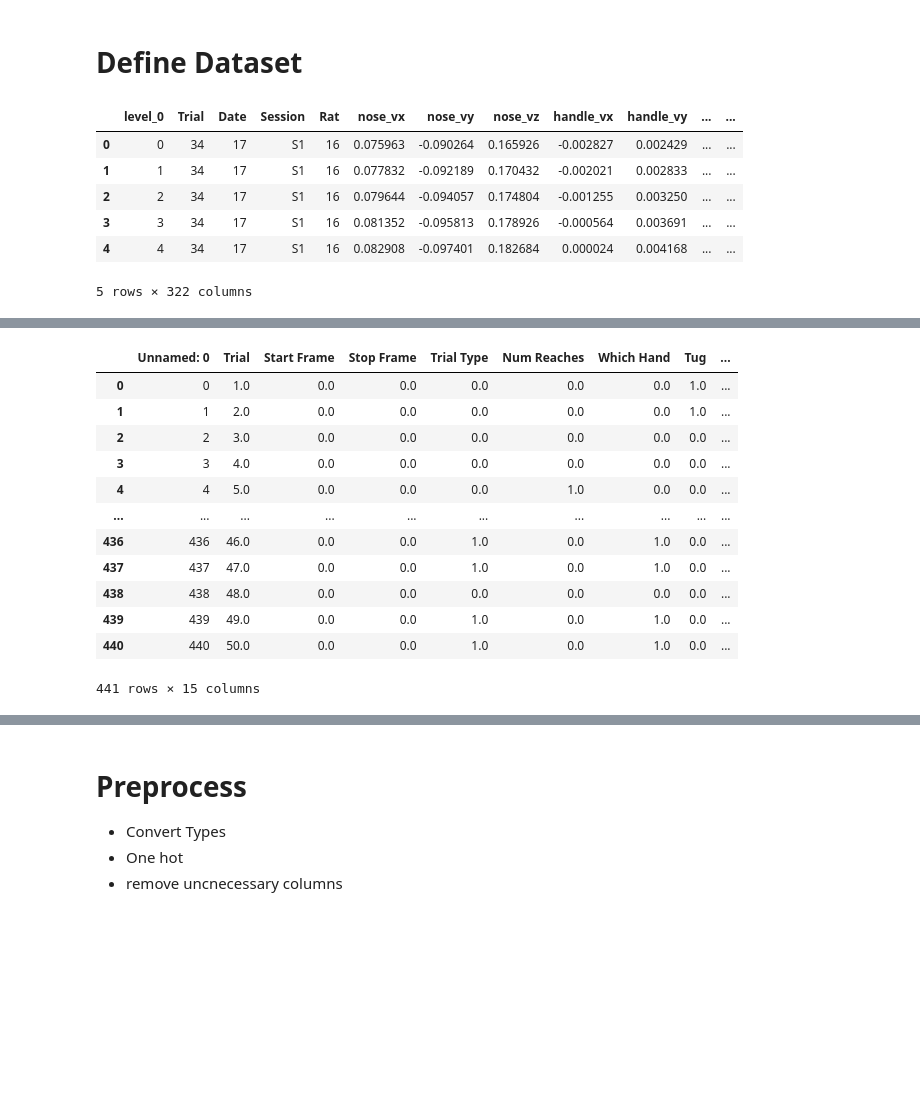
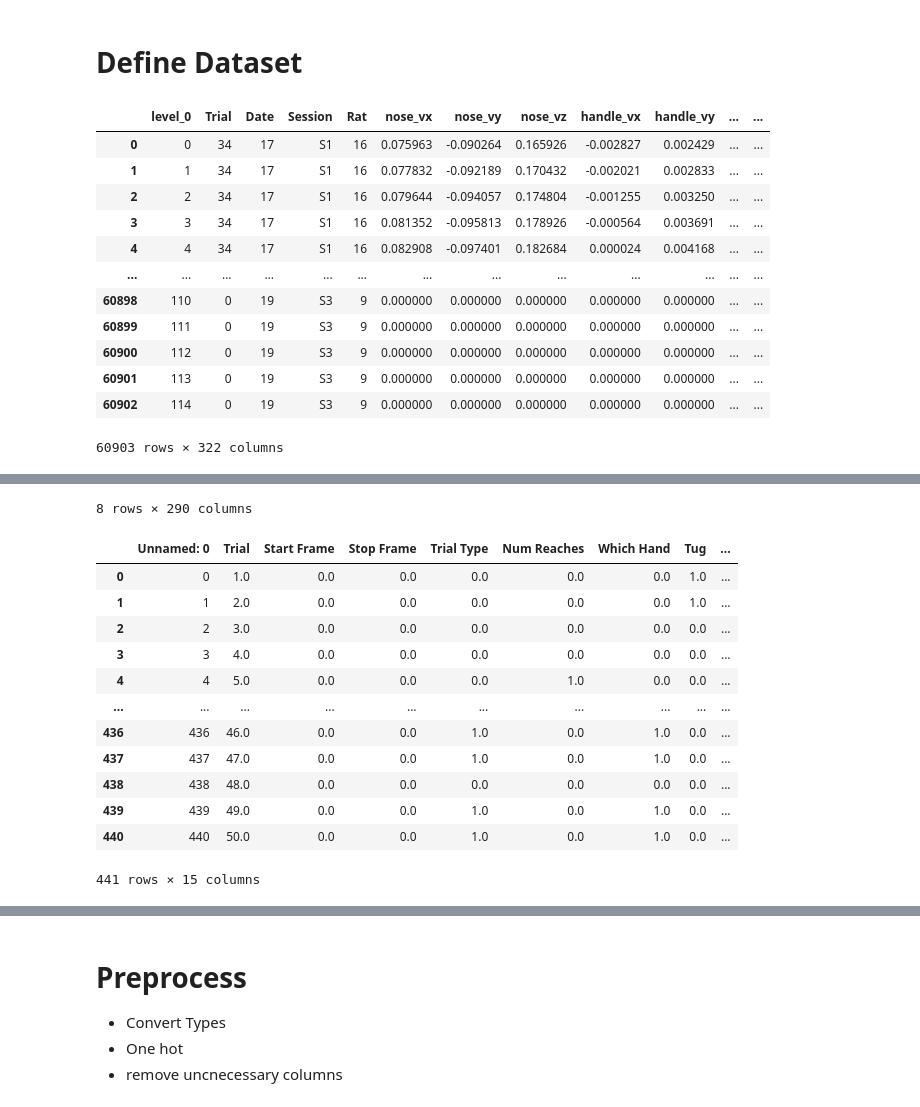
Before and after one commit to Taiyounomiya/ReachClassifier, a Jupyter notebook: notebooks/EDA_SampleReaches3.ipynb, the cells around one changed output, grey strips where cells are left out. Saved outputs shown, nothing was run; the diff lists cells and outputs as text; code cells hidden in the pictures; blank space fills up the shorter version.

```diff
--- a/notebooks/EDA_SampleReaches3.ipynb
+++ b/notebooks/EDA_SampleReaches3.ipynb
@@ -35,13 +34,27 @@ else:
 # %%
 # PC's come from line 59 of ReachLoader (get_principal_components)
 df = pd.DataFrame(data)
 df = df.reset_index()
-df.head()
+display(df)
+
+# Summary Statistics for our dataframe
+describe_df = df.describe()
+display(describe_df)
+
+# Labels CSV file for reference
+labels = SR.load_saved_csv_dataframes('data/DataFrames/LABELS.csv')
+display(labels)
 # %% [output]
 |  | level_0 | Trial | Date | Session | Rat | nose_vx | nose_vy | nose_vz | handle_vx | handle_vy | ... | ... |
 | 0 | 0 | 34 | 17 | S1 | 16 | 0.075963 | -0.090264 | 0.165926 | -0.002827 | 0.002429 | ... | ... |
 | 1 | 1 | 34 | 17 | S1 | 16 | 0.077832 | -0.092189 | 0.170432 | -0.002021 | 0.002833 | ... | ... |
 | 2 | 2 | 34 | 17 | S1 | 16 | 0.079644 | -0.094057 | 0.174804 | -0.001255 | 0.003250 | ... | ... |
 | 3 | 3 | 34 | 17 | S1 | 16 | 0.081352 | -0.095813 | 0.178926 | -0.000564 | 0.003691 | ... | ... |
 | 4 | 4 | 34 | 17 | S1 | 16 | 0.082908 | -0.097401 | 0.182684 | 0.000024 | 0.004168 | ... | ... |
+| ... | ... | ... | ... | ... | ... | ... | ... | ... | ... | ... | ... | ... |
+| 60898 | 110 | 0 | 19 | S3 | 9 | 0.000000 | 0.000000 | 0.000000 | 0.000000 | 0.000000 | ... | ... |
+| 60899 | 111 | 0 | 19 | S3 | 9 | 0.000000 | 0.000000 | 0.000000 | 0.000000 | 0.000000 | ... | ... |
+| 60900 | 112 | 0 | 19 | S3 | 9 | 0.000000 | 0.000000 | 0.000000 | 0.000000 | 0.000000 | ... | ... |
+| 60901 | 113 | 0 | 19 | S3 | 9 | 0.000000 | 0.000000 | 0.000000 | 0.000000 | 0.000000 | ... | ... |
+| 60902 | 114 | 0 | 19 | S3 | 9 | 0.000000 | 0.000000 | 0.000000 | 0.000000 | 0.000000 | ... | ... |
-5 rows × 322 columns
+60903 rows × 322 columns
@@ -48,18 +70,14 @@ df.head()
+8 rows × 290 columns
+|  | Unnamed: 0 | Trial | Start Frame | Stop Frame | Trial Type | Num Reaches | Which Hand | Tug | ... |
+| 0 | 0 | 1.0 | 0.0 | 0.0 | 0.0 | 0.0 | 0.0 | 1.0 | ... |
+| 1 | 1 | 2.0 | 0.0 | 0.0 | 0.0 | 0.0 | 0.0 | 1.0 | ... |
+| 2 | 2 | 3.0 | 0.0 | 0.0 | 0.0 | 0.0 | 0.0 | 0.0 | ... |
+| 3 | 3 | 4.0 | 0.0 | 0.0 | 0.0 | 0.0 | 0.0 | 0.0 | ... |
+| 4 | 4 | 5.0 | 0.0 | 0.0 | 0.0 | 1.0 | 0.0 | 0.0 | ... |
+| ... | ... | ... | ... | ... | ... | ... | ... | ... | ... |
+| 436 | 436 | 46.0 | 0.0 | 0.0 | 1.0 | 0.0 | 1.0 | 0.0 | ... |
+| 437 | 437 | 47.0 | 0.0 | 0.0 | 1.0 | 0.0 | 1.0 | 0.0 | ... |
+| 438 | 438 | 48.0 | 0.0 | 0.0 | 0.0 | 0.0 | 0.0 | 0.0 | ... |
+| 439 | 439 | 49.0 | 0.0 | 0.0 | 1.0 | 0.0 | 1.0 | 0.0 | ... |
+| 440 | 440 | 50.0 | 0.0 | 0.0 | 1.0 | 0.0 | 1.0 | 0.0 | ... |
+441 rows × 15 columns
-# %%
-#Labels CSV file for reference
-labels = pd.read_csv("data/DataFrames/LABELS.csv")
-labels
-# %% [output]
-|  | Unnamed: 0 | Trial | Start Frame | Stop Frame | Trial Type | Num Reaches | Which Hand | Tug | ... |
-| 0 | 0 | 1.0 | 0.0 | 0.0 | 0.0 | 0.0 | 0.0 | 1.0 | ... |
-| 1 | 1 | 2.0 | 0.0 | 0.0 | 0.0 | 0.0 | 0.0 | 1.0 | ... |
-| 2 | 2 | 3.0 | 0.0 | 0.0 | 0.0 | 0.0 | 0.0 | 0.0 | ... |
-| 3 | 3 | 4.0 | 0.0 | 0.0 | 0.0 | 0.0 | 0.0 | 0.0 | ... |
-| 4 | 4 | 5.0 | 0.0 | 0.0 | 0.0 | 1.0 | 0.0 | 0.0 | ... |
-| ... | ... | ... | ... | ... | ... | ... | ... | ... | ... |
-| 436 | 436 | 46.0 | 0.0 | 0.0 | 1.0 | 0.0 | 1.0 | 0.0 | ... |
-| 437 | 437 | 47.0 | 0.0 | 0.0 | 1.0 | 0.0 | 1.0 | 0.0 | ... |
-| 438 | 438 | 48.0 | 0.0 | 0.0 | 0.0 | 0.0 | 0.0 | 0.0 | ... |
-| 439 | 439 | 49.0 | 0.0 | 0.0 | 1.0 | 0.0 | 1.0 | 0.0 | ... |
-| 440 | 440 | 50.0 | 0.0 | 0.0 | 1.0 | 0.0 | 1.0 | 0.0 | ... |
-441 rows × 15 columns
```
Also changed, not shown: parts of 17 cells of this notebook, 1 other file.
